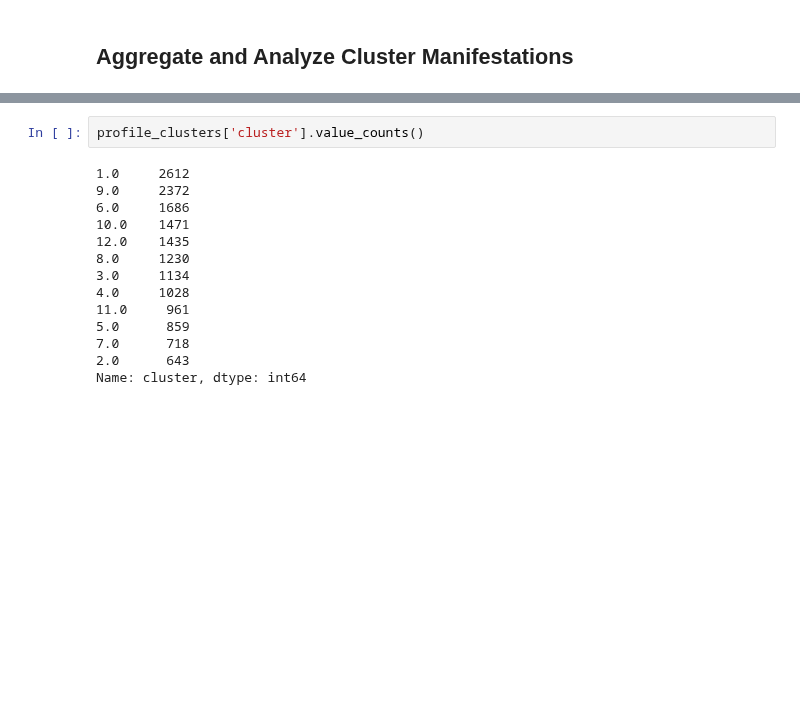
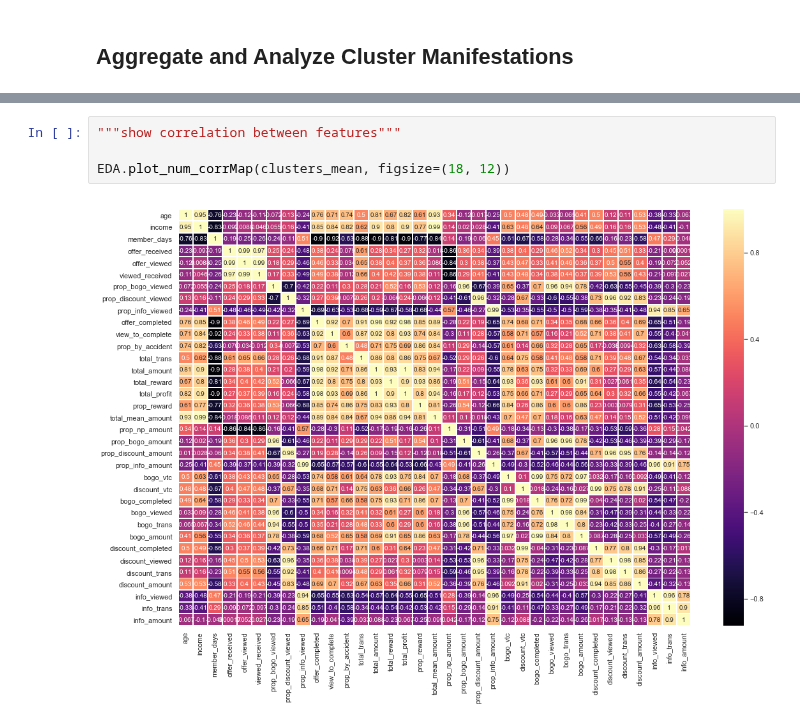
Before and after one commit to rbuerki/segmentation-challenge-starbucks, a Jupyter notebook: 5-analyze_clusters.ipynb, the cells around one changed output, grey strips where cells are left out. Cells and saved outputs as stored; diff of their text form; blank space fills up the shorter version.

Commit message:
DOCS: document cluster characteristics

```diff
--- a/5-analyze_clusters.ipynb
+++ b/5-analyze_clusters.ipynb
@@ -149,16 +172,6 @@ Two midsize segments, one bogo only, one disc only - shows that disc performs a
-# %%
-profile_clusters['cluster'].value_counts()
-# %% [output]
-1.0     2612
-9.0     2372
-6.0     1686
-10.0    1471
-12.0    1435
-8.0     1230
-3.0     1134
-4.0     1028
-11.0     961
-5.0      859
-7.0      718
-2.0      643
-Name: cluster, dtype: int64
+# %%
+"""show correlation between features"""
+
+EDA.plot_num_corrMap(clusters_mean, figsize=(18, 12))
+# %% [output]
+[figure, added]
```
Also changed, not shown: parts of 9 cells of this notebook.
